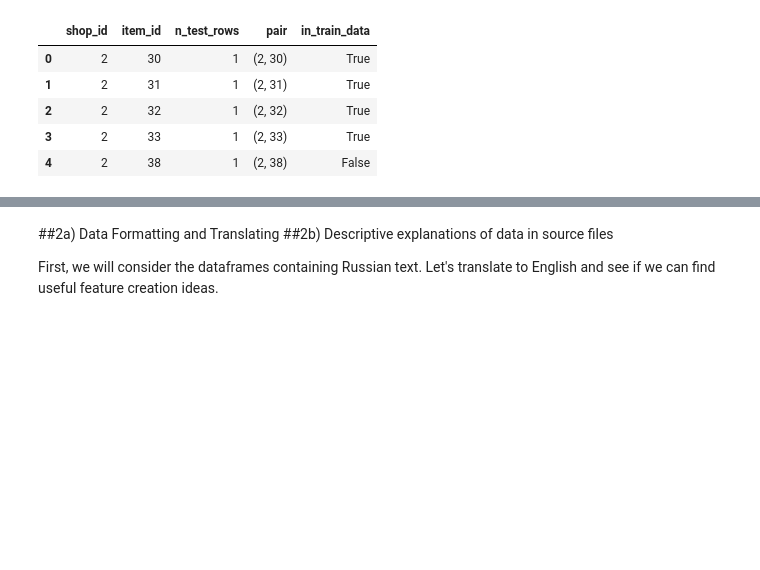
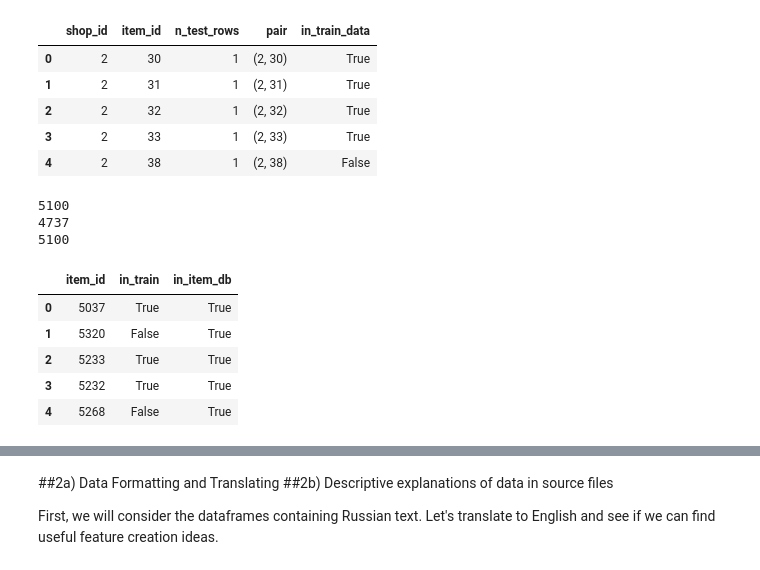
Before and after one commit to migai/Kag, a Jupyter notebook: ipynb_versions/MG_EDA_v2.5.ipynb, the cells around one changed output, grey strips where cells are left out. Saved outputs shown, nothing was run; the diff lists cells and outputs as text; code cells hidden in the pictures; blank space fills up the shorter version.

Commit message:
v2.5 IPynb investigates shop-item pairs

```diff
--- a/ipynb_versions/MG_EDA_v2.5.ipynb
+++ b/ipynb_versions/MG_EDA_v2.5.ipynb
@@ -649,6 +651,26 @@ Number of unique shop IDs: 42
 | 2 | 2 | 32 | 1 | (2, 32) | True |
 | 3 | 2 | 33 | 1 | (2, 33) | True |
 | 4 | 2 | 38 | 1 | (2, 38) | False |
+# %%
+test_items = pd.DataFrame({'item_id':test.item_id.unique(),'in_train':False})
+test_items['in_train'] = test_items.item_id.isin(sales_train.item_id)
+test_items['in_item_db'] = test_items.item_id.isin(items.item_id)
+n_items_test_and_train = test_items.in_train.sum()
+n_items_test_in_item_db = test_items.in_item_db.sum()
+print(len(test_items))
+print(str(n_items_test_and_train))
+print(str(n_items_test_in_item_db))
+test_items.head()
+# %% [output]
+5100
+4737
+5100
+|  | item_id | in_train | in_item_db |
+| 0 | 5037 | True | True |
+| 1 | 5320 | False | True |
+| 2 | 5233 | True | True |
+| 3 | 5232 | True | True |
+| 4 | 5268 | False | True |
 # %% [markdown]
 *  There are 424,124 unique pairs of "shop_id + item_id" in the 2,935,849 rows of the *sales_train* dataset
 
```
Also changed, not shown: parts of 3 cells of this notebook, 1 other file.
